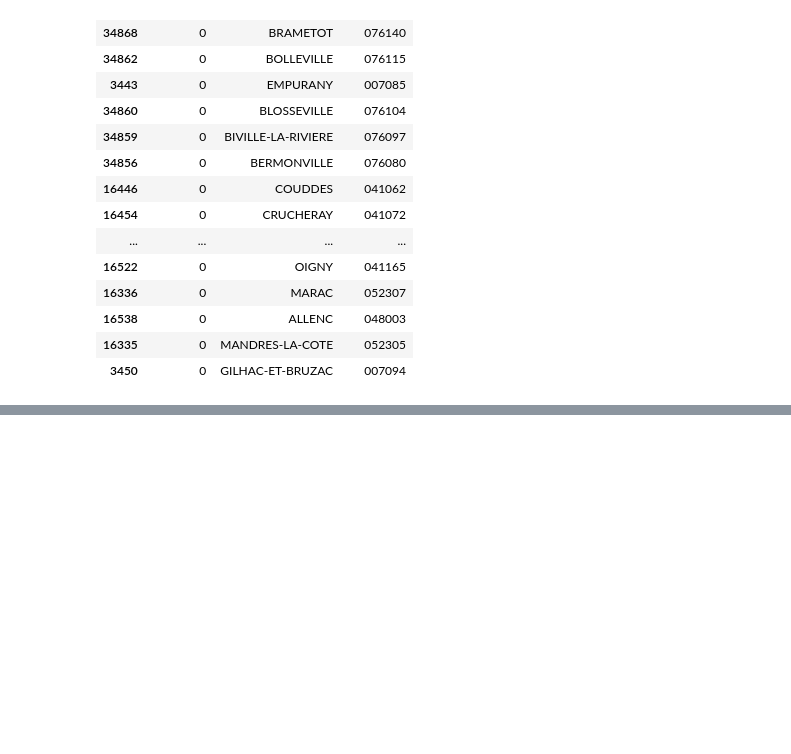
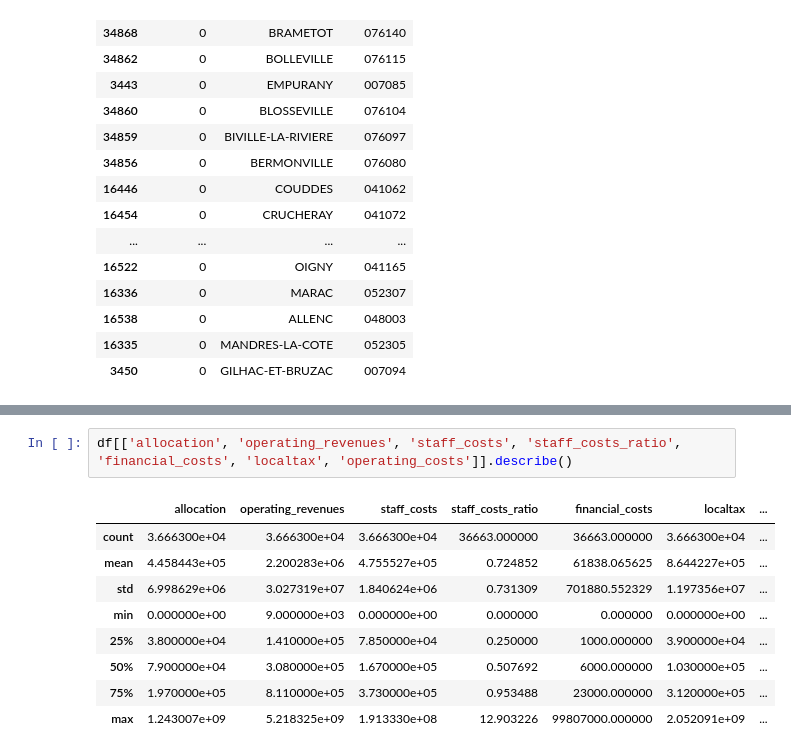
Before and after one commit to regardscitoyens/nosfinanceslocales_scraper, a Jupyter notebook: notebooks/localgouvdata_analysis.ipynb, the cells around one changed output, grey strips where cells are left out. Cells and saved outputs as stored; diff of their text form; blank space fills up the shorter version.

```diff
--- a/notebooks/localgouvdata_analysis.ipynb
+++ b/notebooks/localgouvdata_analysis.ipynb
@@ -295,0 +409,12 @@ df[df['name'] == u'ORLEANS'][['name', 'insee_code', 'property_tax_rate', 'home_t
+# %%
+df[['allocation', 'operating_revenues', 'staff_costs', 'staff_costs_ratio', 'financial_costs', 'localtax', 'operating_costs']].describe()
+# %% [output]
+|  | allocation | operating_revenues | staff_costs | staff_costs_ratio | financial_costs | localtax | ... |
+| count | 3.666300e+04 | 3.666300e+04 | 3.666300e+04 | 36663.000000 | 36663.000000 | 3.666300e+04 | ... |
+| mean | 4.458443e+05 | 2.200283e+06 | 4.755527e+05 | 0.724852 | 61838.065625 | 8.644227e+05 | ... |
+| std | 6.998629e+06 | 3.027319e+07 | 1.840624e+06 | 0.731309 | 701880.552329 | 1.197356e+07 | ... |
+| min | 0.000000e+00 | 9.000000e+03 | 0.000000e+00 | 0.000000 | 0.000000 | 0.000000e+00 | ... |
+| 25% | 3.800000e+04 | 1.410000e+05 | 7.850000e+04 | 0.250000 | 1000.000000 | 3.900000e+04 | ... |
+| 50% | 7.900000e+04 | 3.080000e+05 | 1.670000e+05 | 0.507692 | 6000.000000 | 1.030000e+05 | ... |
+| 75% | 1.970000e+05 | 8.110000e+05 | 3.730000e+05 | 0.953488 | 23000.000000 | 3.120000e+05 | ... |
+| max | 1.243007e+09 | 5.218325e+09 | 1.913330e+08 | 12.903226 | 99807000.000000 | 2.052091e+09 | ... |
```
Also changed, not shown: parts of 24 cells of this notebook, 1 other file.
